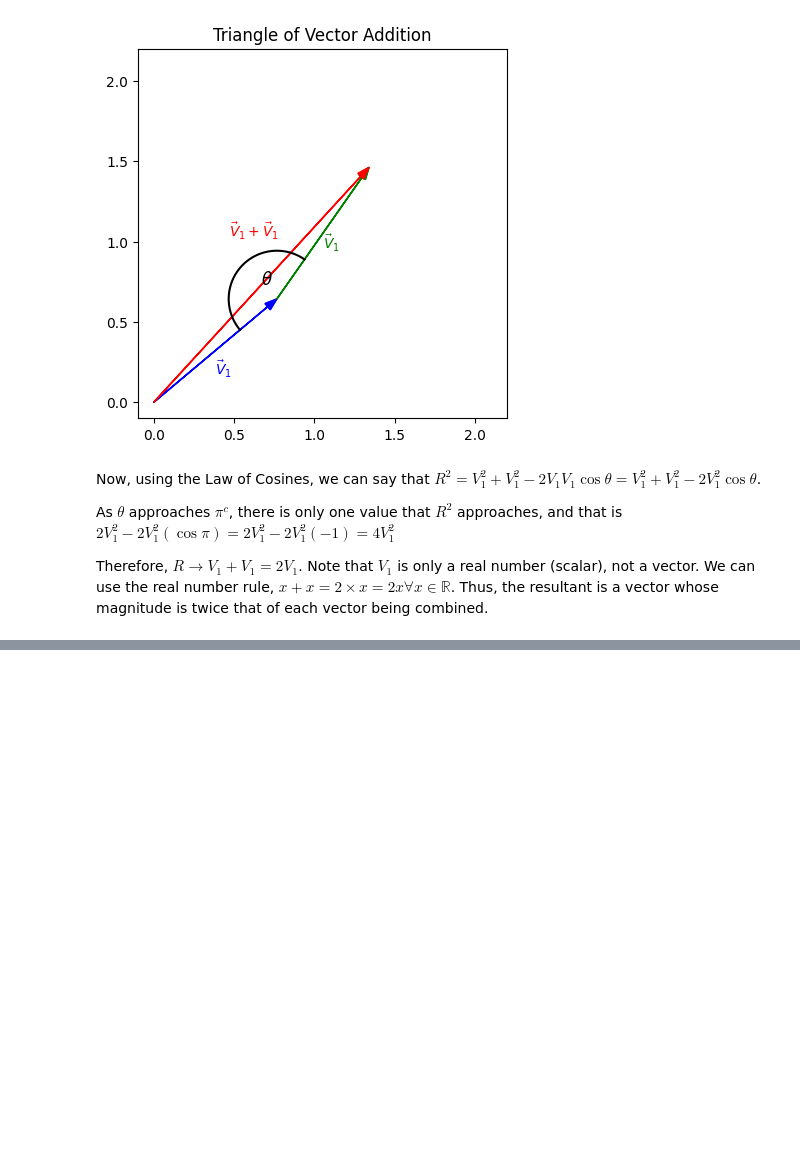
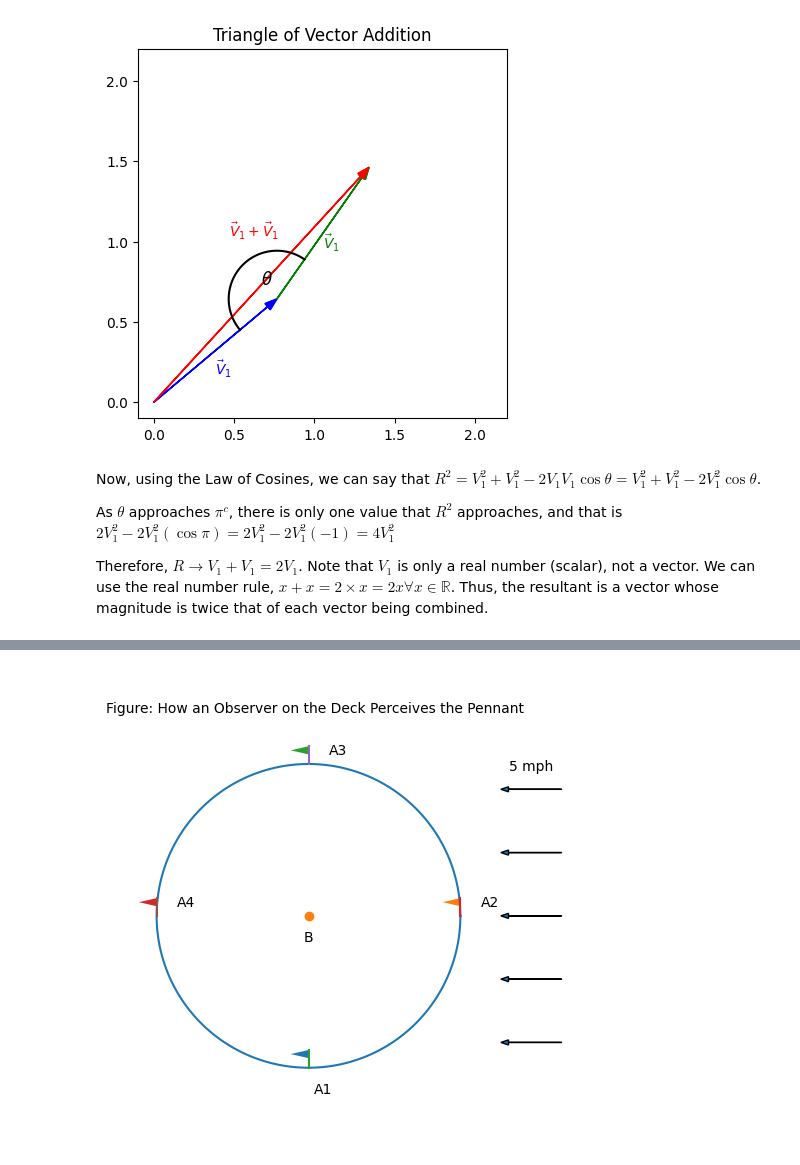
Before and after one commit to kedarmhaswade/yakk-2, a Jupyter notebook: phase-1/day_11_about_vectors.ipynb, the cells around one changed output, grey strips where cells are left out. Cells and saved outputs as stored; diff of their text form; code cells hidden in the pictures; blank space fills up the shorter version.

```diff
--- a/phase-1/day_11_about_vectors.ipynb
+++ b/phase-1/day_11_about_vectors.ipynb
@@ -118,0 +204,82 @@ Therefore, $R\to V_1+V_1=2 V_1$. Note that $V_1$ is only a real number (scalar),
+# %%
+# Thanks to ChatGPT
+import matplotlib.pyplot as plt
+import numpy as np
+
+# Circle path
+theta = np.linspace(0, 2*np.pi, 400)
+R = 3
+x = R * np.cos(theta)
+y = R * np.sin(theta)
+
+plt.figure(figsize=(6,6))
+plt.plot(x, y)
+
+# Observer B (center)
+plt.plot(0, 0, marker='o', markersize=6)
+plt.text(0, -0.3, "B", ha="center", va="top")
+
+# Boat positions and labels in requested order
+# A1: bottom (270°), then counterclockwise: 0°, 90°, 180°
+angles = [3*np.pi/2, 0, np.pi/2, np.pi]
+labels = ["A1", "A2", "A3", "A4"]
+
+for ang, label in zip(angles, labels):
+    bx = R * np.cos(ang)
+    by = R * np.sin(ang)
+
+    # Mast
+    plt.plot([bx, bx], [by, by + 0.35])
+
+    # Flag
+    plt.fill(
+        [bx, bx - 0.35, bx],
+        [by + 0.35, by + 0.27, by + 0.19]
+    )
+
+    # Observer label
+    if label == "A1":
+        # Move below for readability
+        plt.text(bx + 0.1, by - 0.3, label, ha="left", va="top")
+    else:
+        plt.text(bx + 0.4, by + 0.25, label, ha="left", va="center")
+
+    # Tangential velocity direction (unit)
+    vx = -np.sin(ang)
+    vy =  np.cos(ang)
+
+    # Velocity arrow
+    #plt.arrow(
+    #    bx, by,
+    #    0.8 * vx, 0.8 * vy,
+    #    head_width=0.1,
+    #    length_includes_head=True
+    #)
+
+    # Perpendicular offset for velocity label
+    offset = 0.25
+    nx = -vy
+    ny =  vx
+
+#    plt.text(
+#        bx + 0.8 * vx + offset * nx,
+#        by + 0.8 * vy + offset * ny,
+#        "5 mph",
+#        ha="center",
+#        va="center"
+#    )
+
+# Wind arrows (east to west)
+for yy in np.linspace(-2.5, 2.5, 5):
+    plt.arrow(5, yy, -1.2, 0, head_width=0.1, length_includes_head=True)
+
+# Wind label
+plt.text(4.4, 2.8, "5 mph", ha="center", va="bottom")
+
+# Caption
+plt.text(-4, 4, "Figure: How an Observer on the Deck Perceives the Pennant")
+plt.axis('equal')
+plt.axis('off')
+plt.show()
+# %% [output]
+[figure, added]
```
Also changed, not shown: parts of 6 cells of this notebook.
